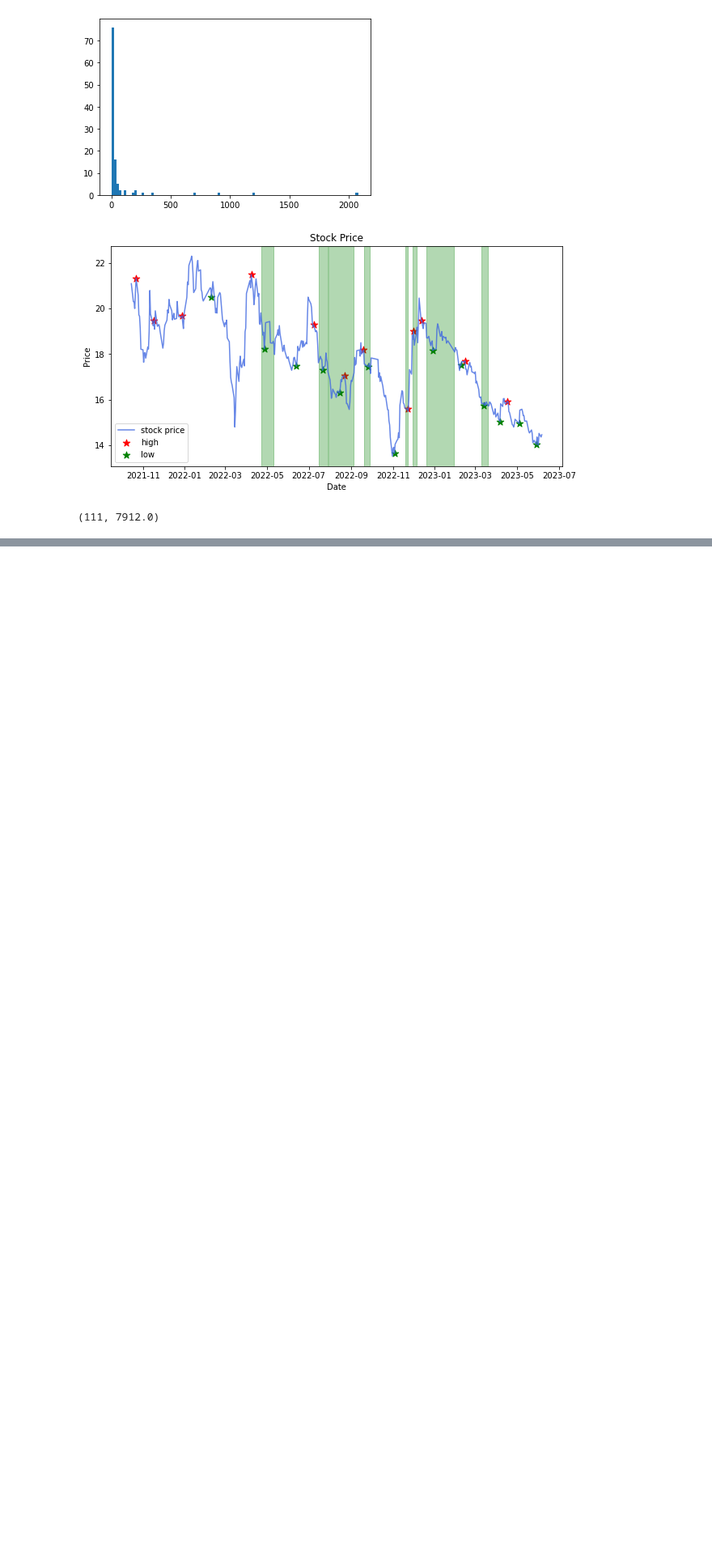
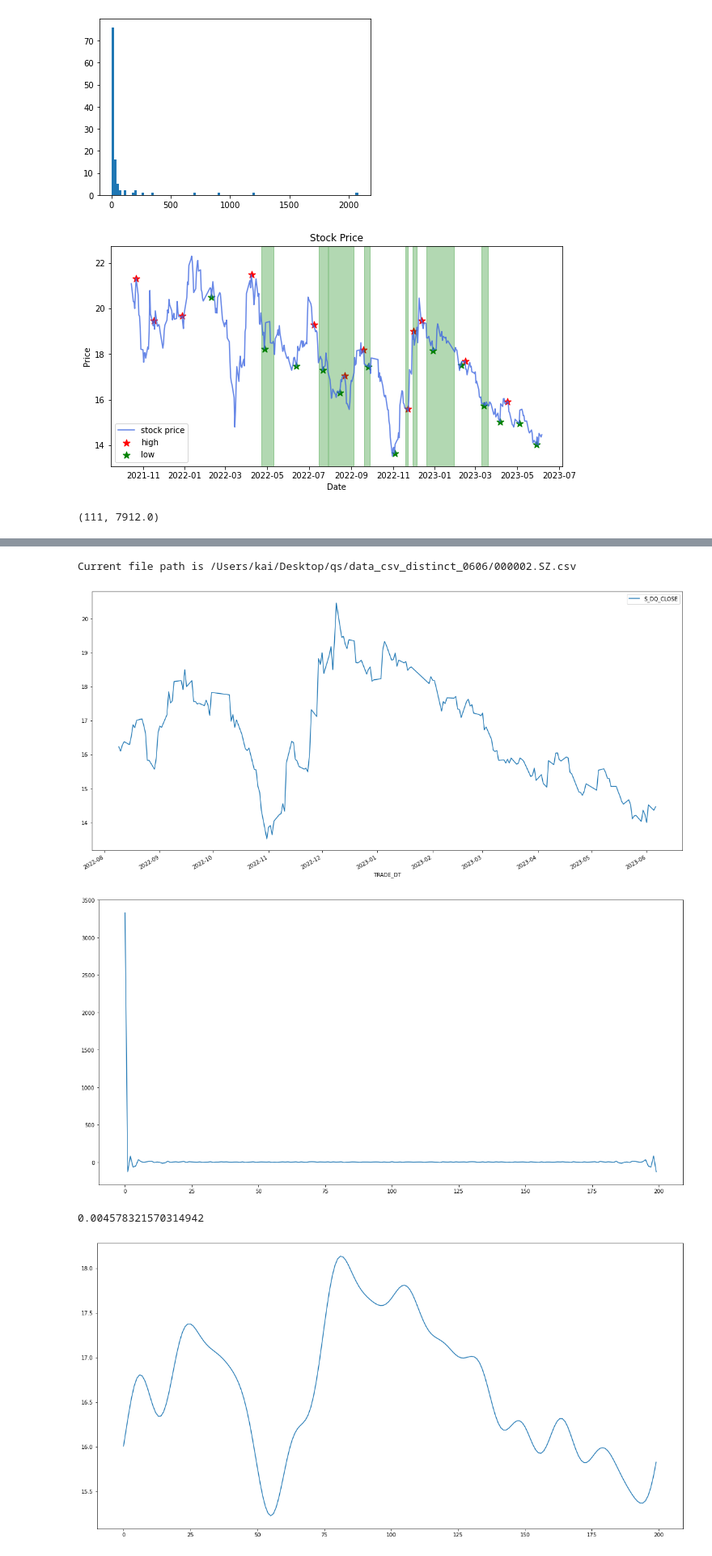
Before and after one commit to QsbpGroup/quant-stat-baby-project, a Jupyter notebook: 1.ipynb, the cells around one changed output, grey strips where cells are left out. Shown at 81% size. Drawn from its saved outputs; the diff is of its cells as text; code cells hidden in the pictures; blank space fills up the shorter version.

```diff
--- a/1.ipynb
+++ b/1.ipynb
@@ -147,0 +152,38 @@ Name: 2, dtype: int64
+# %%
+# 对上方得到的data曲线进行DFT变换，得到频域上的信号
+import numpy as np
+import matplotlib.pyplot as plt
+from scipy.fftpack import fft, ifft
+import pandas as pd
+import high_low_xuejie_zuhui as hl
+filename = '000002.SZ.csv'
+df = hl.df_init(filename)
+data = df.tail(200)
+data.plot(x='TRADE_DT', y='S_DQ_CLOSE', figsize=(20, 10))
+# 对data进行DFT变换
+data_fft = fft(data['S_DQ_CLOSE'].values)
+# 可视化
+plt.figure(figsize=(20, 10))
+plt.plot(data_fft)
+plt.show()
+# 计算频谱中的总能量，并计算高频成分所占的比例。如果高频成分所占比例较小，那么曲线就比较平滑。
+# 计算频谱中的总能量
+energy = (data_fft * np.conj(data_fft)).real
+# 计算高频成分所占的比例
+high_freq_ratio = np.sum(energy[10:]) / np.sum(energy)
+print(high_freq_ratio)
+# 对高频成分进行滤波
+data_fft_filtered = data_fft.copy()
+data_fft_filtered[15:] = 0
+# 对滤波后的数据进行逆变换
+data_filtered = ifft(data_fft_filtered)
+# 可视化
+plt.figure(figsize=(20, 10))
+plt.plot(data_filtered)
+plt.show()
+# %% [output]
+Current file path is /Users/kai/Desktop/qs/data_csv_distinct_0606/000002.SZ.csv
+[figure, added]
+[figure, added]
+0.004578321570314942
+[figure, added]
```
Also changed, not shown: parts of 8 cells of this notebook, 3 other files.
